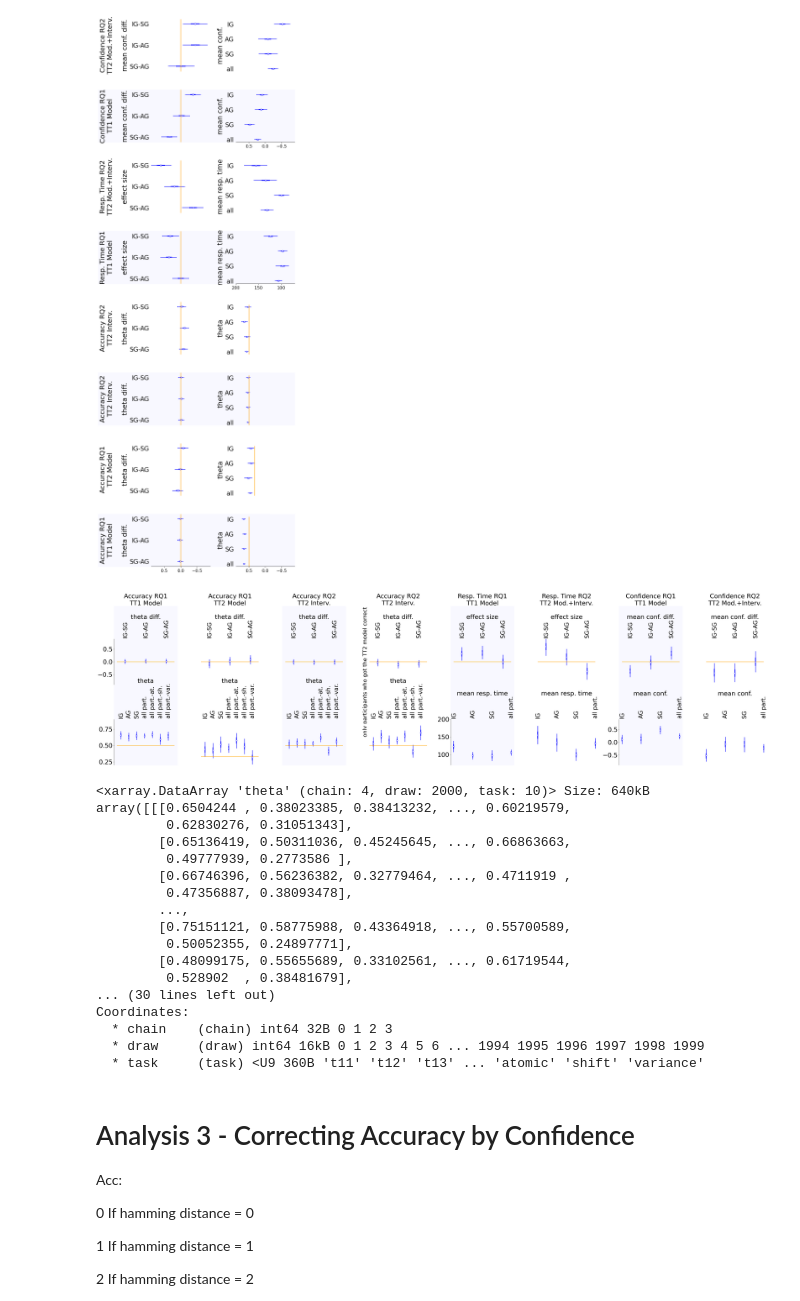
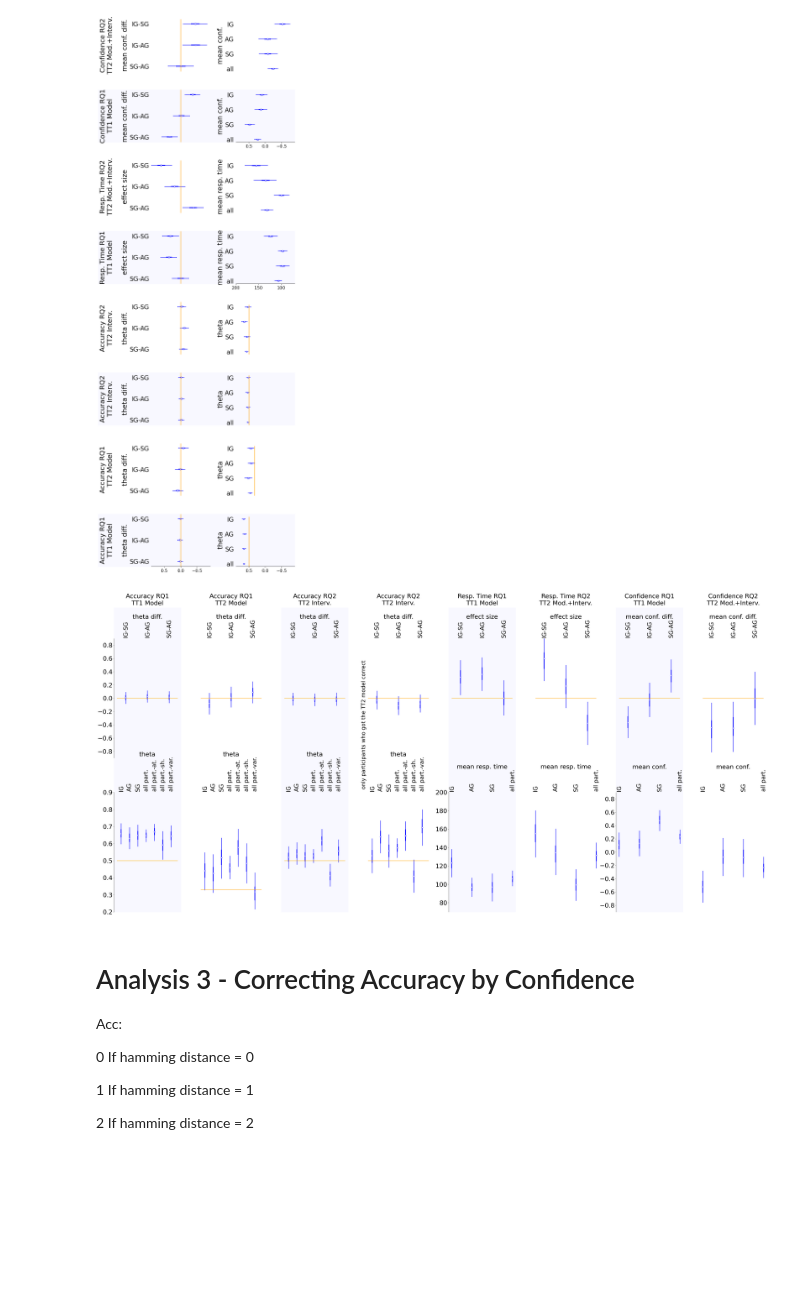
Before and after one commit to evdoxiataka/simulated_interventions_study_analysis, a Jupyter notebook: analysis.ipynb, the cells around one changed output. Drawn from its saved outputs; the diff is of its cells as text; code cells hidden in the pictures; blank space fills up the shorter version.

Commit message:
increased width of yaxis in forest plots

```diff
--- a/analysis.ipynb
+++ b/analysis.ipynb
@@ -2781,7 +2781,7 @@ import matplotlib.transforms as transforms
 
 font_size = 30
 plt.rcParams.update({'font.size': font_size})
-fig, ax = plt.subplots(2, 8, figsize=(46, 10))
+fig, ax = plt.subplots(2, 8, figsize=(46, 20))
 fig.tight_layout(h_pad=4.0,w_pad=0.1)
 
 tt1 = trace_acc_T1_mco_m2
@@ -2873,56 +2873,36 @@ for i in [0,1,2,3,4,5,6,7]:
     if i==1:
         ax[1][i].hlines(y = 0.33, xmin = -0.5, xmax = 6.8, colors = 'orange')
     elif i<4:
         ax[1][i].hlines(y = 0.5, xmin = -0.5, xmax = 6.8, colors = 'orange')
     if i in [4,5]:
         ax[1][i].set_ylim([70,200])
     elif i<4:
         ax[1][i].set_ylim([0.2,0.9])
     else:
         ax[1][i].set_ylim([-0.9,0.9])
     if i is not 0:
         ax[0][i].spines['left'].set_visible(False)
         ax[0][i].get_yaxis().set_visible(False)
     if i not in [0,4,6]:
         ax[1][i].spines['left'].set_visible(False)
         ax[1][i].get_yaxis().set_visible(False)
 
 ##BACKGROUND COLOR
 for i in [0,2,4,6]:
     ax[1][i].set_facecolor('ghostwhite')
     ax[0][i].set_facecolor('ghostwhite')
     bbox = ax[1][i].get_position()
-    fig.patches.append(Rectangle((bbox.x0, bbox.y0), bbox.width, bbox.height*2+0.45,
+    fig.patches.append(Rectangle((bbox.x0, bbox.y0), bbox.width, bbox.height*2+0.22,
                 transform=fig.transFigure, color='ghostwhite', zorder=-1))
 
 ax[0][3].text(-0.6,-0.4,'only participants who got the TT2 model correct',fontsize=26,rotation=90,ha='center', va='center')
 
 ##
 # plt.subplots_adjust(hspace=0.2)#wspace=0
 # plt.tight_layout()
-plt.savefig('rq1_rq2_results.pdf',dpi=300,bbox_inches='tight')
+plt.savefig('Taka-fig4.pdf',dpi=300,bbox_inches='tight')
 # %% [output]
-[figure, old version]
+[figure, new version]
-# %%
-tt2_model_all['posterior']['theta']
-# %% [output]
-<xarray.DataArray 'theta' (chain: 4, draw: 2000, task: 10)> Size: 640kB
-array([[[0.6504244 , 0.38023385, 0.38413232, ..., 0.60219579,
-         0.62830276, 0.31051343],
-        [0.65136419, 0.50311036, 0.45245645, ..., 0.66863663,
-         0.49777939, 0.2773586 ],
-        [0.66746396, 0.56236382, 0.32779464, ..., 0.4711919 ,
-         0.47356887, 0.38093478],
-        ...,
-        [0.75151121, 0.58775988, 0.43364918, ..., 0.55700589,
-         0.50052355, 0.24897771],
-        [0.48099175, 0.55655689, 0.33102561, ..., 0.61719544,
-         0.528902  , 0.38481679],
-... (30 lines left out)
-Coordinates:
-  * chain    (chain) int64 32B 0 1 2 3
-  * draw     (draw) int64 16kB 0 1 2 3 4 5 6 ... 1994 1995 1996 1997 1998 1999
-  * task     (task) <U9 360B 't11' 't12' 't13' ... 'atomic' 'shift' 'variance'
 # %% [markdown]
 # Analysis 3 - Correcting Accuracy by Confidence
 Acc:
```
Also changed, not shown: parts of 13 cells of this notebook.
